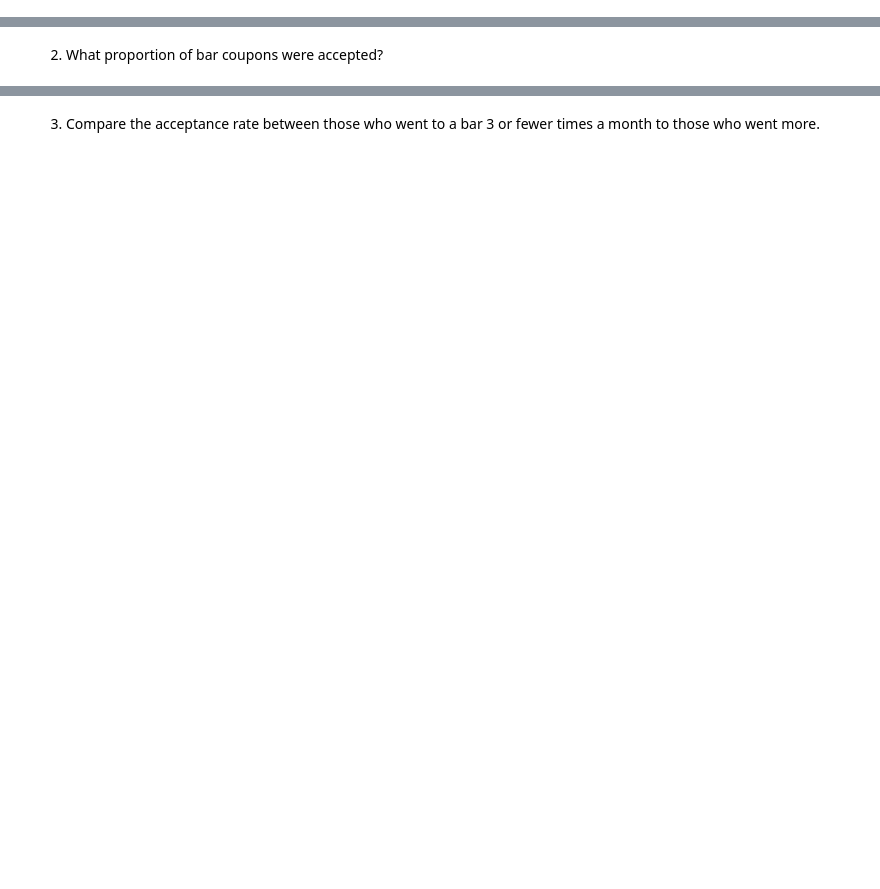
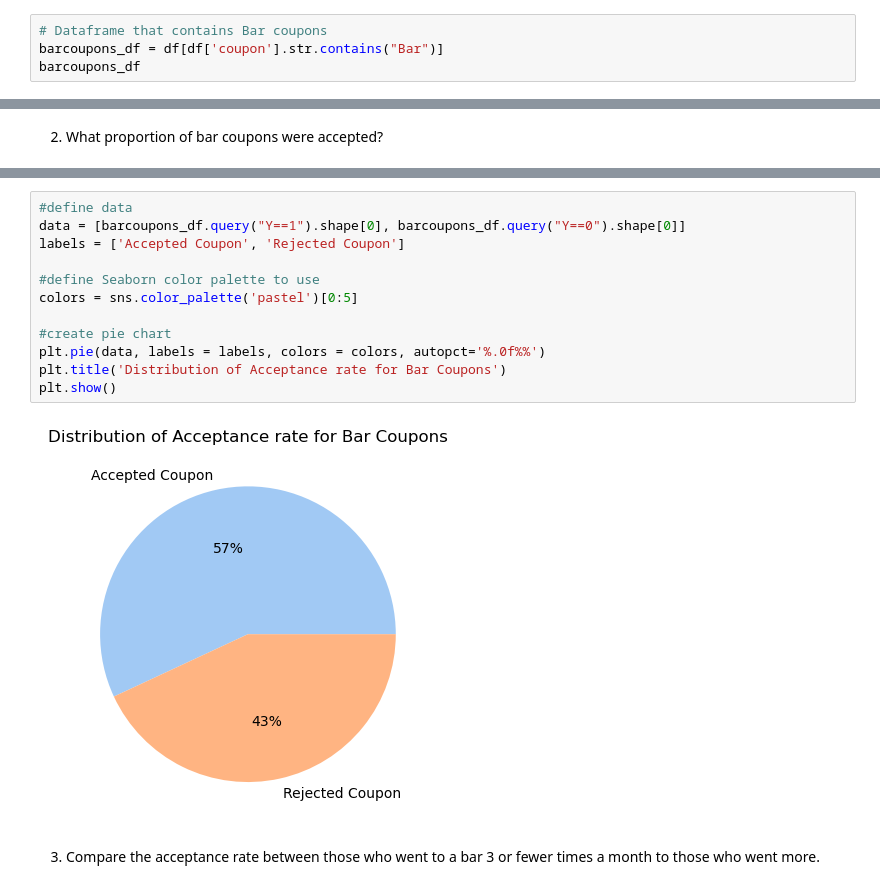
Before and after one commit to srideviaishwariya/rainier, a Jupyter notebook: assignment_5_1/prompt.ipynb, the cells around one changed output, grey strips where cells are left out. Cells and saved outputs as stored; diff of their text form; blank space fills up the shorter version.

```diff
--- a/assignment_5_1/prompt.ipynb
+++ b/assignment_5_1/prompt.ipynb
@@ -263,3 +369,7 @@ fig.show()
 Now, we will lead you through an exploration of just the bar related coupons.
 
 1. Create a new `DataFrame` that contains just the bar coupons.
+# %%
+# Dataframe that contains Bar coupons
+barcoupons_df = df[df['coupon'].str.contains("Bar")]
+barcoupons_df
@@ -268,2 +404,16 @@ Now, we will lead you through an exploration of just the bar related coupons.
+# %%
+#define data
+data = [barcoupons_df.query("Y==1").shape[0], barcoupons_df.query("Y==0").shape[0]]
+labels = ['Accepted Coupon', 'Rejected Coupon']
+
+#define Seaborn color palette to use
+colors = sns.color_palette('pastel')[0:5]
+
+#create pie chart
+plt.pie(data, labels = labels, colors = colors, autopct='%.0f%%')
+plt.title('Distribution of Acceptance rate for Bar Coupons')
+plt.show()
+# %% [output]
+[figure, added]
 # %% [markdown]
 3. Compare the acceptance rate between those who went to a bar 3 or fewer times a month to those who went more.
```
Also changed, not shown: parts of 34 cells of this notebook.
